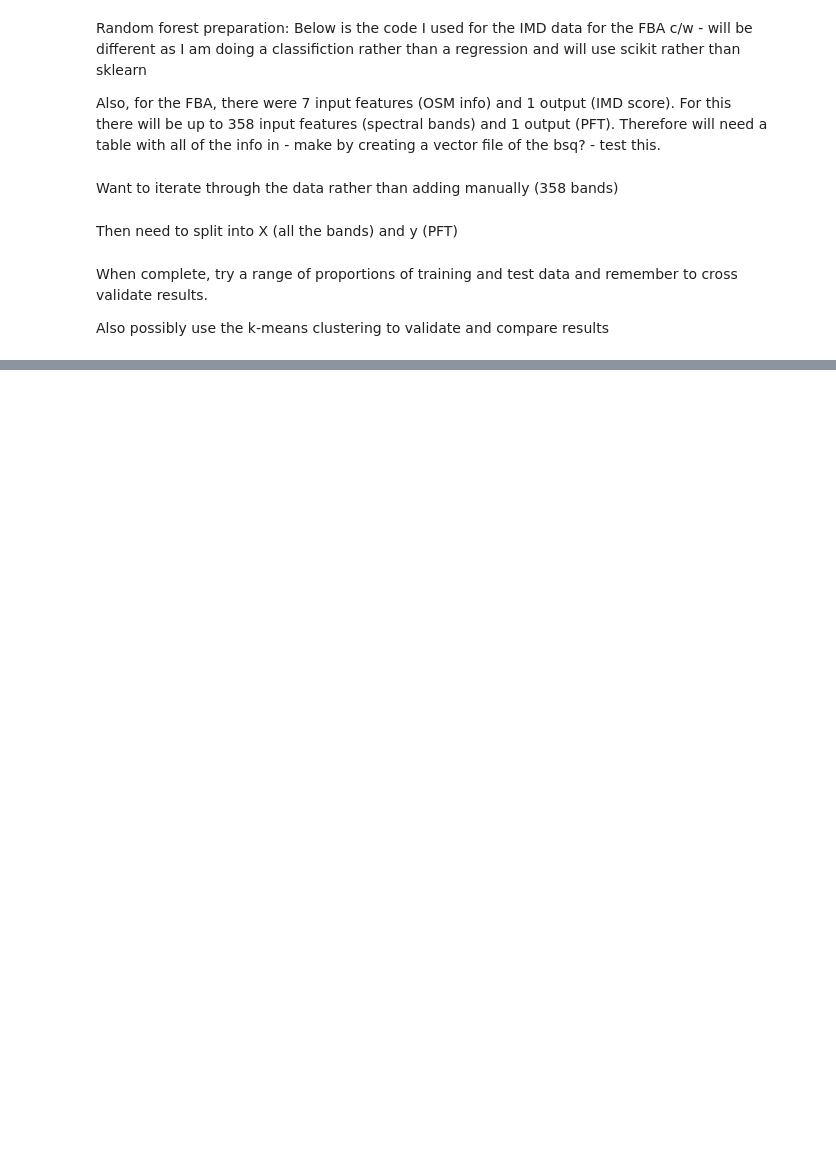
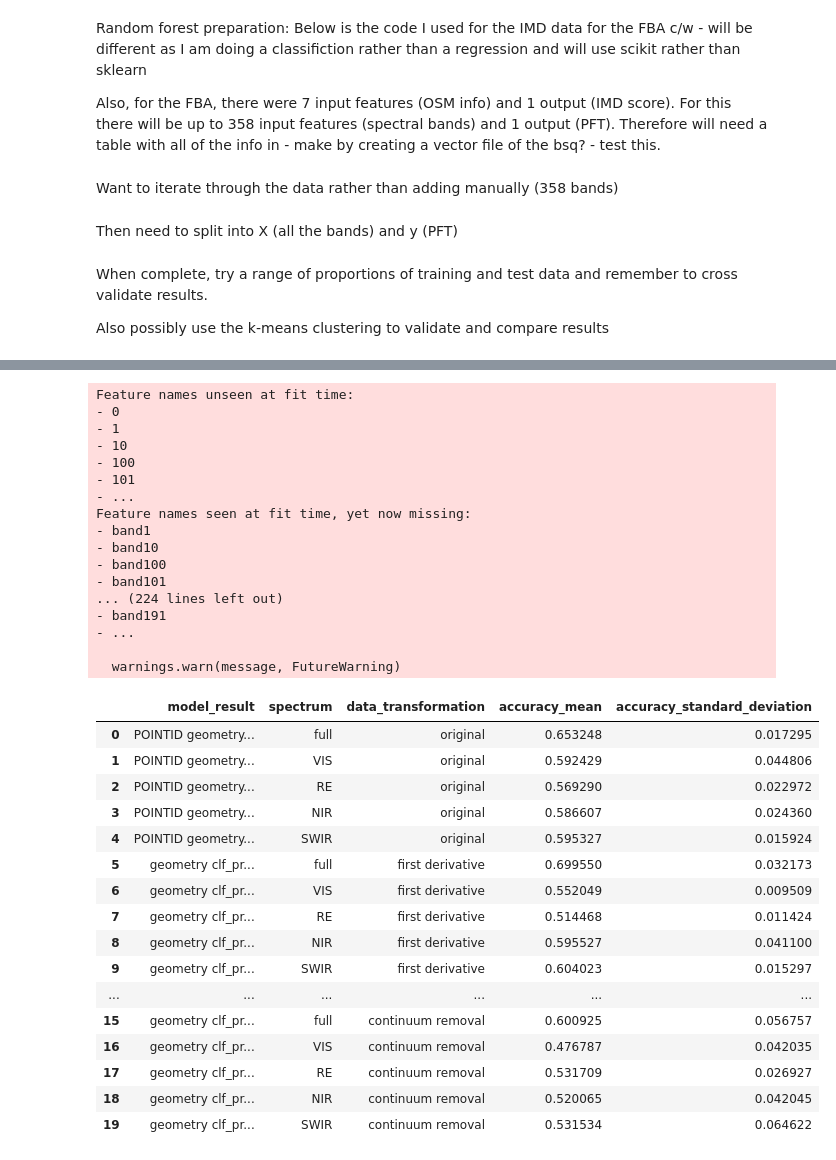
Before and after one commit to rachelzwalker/Flow_Country_HSI_and_PSM, a Jupyter notebook: python_notebooks/supervised/Random_Forest_preparation.ipynb, the cells around one changed output, grey strips where cells are left out. Saved outputs shown, nothing was run; the diff lists cells and outputs as text; code cells hidden in the pictures; blank space fills up the shorter version.

```diff
--- a/python_notebooks/supervised/Random_Forest_preparation.ipynb
+++ b/python_notebooks/supervised/Random_Forest_preparation.ipynb
@@ -13,0 +119,37 @@ Also possibly use the k-means clustering to validate and compare results
+# %%
+hml.random_forest.random_forest_csv_and_shape_file_outputs('erosion_updated', data_transformations, test_size=0.3, max_depth=4, output_directory='outputs')
+# %% [output]
+Feature names unseen at fit time:
+- 0
+- 1
+- 10
+- 100
+- 101
+- ...
+Feature names seen at fit time, yet now missing:
+- band1
+- band10
+- band100
+- band101
+... (224 lines left out)
+- band191
+- ...
+
+  warnings.warn(message, FutureWarning)
+|  | model_result | spectrum | data_transformation | accuracy_mean | accuracy_standard_deviation |
+| 0 | POINTID geometry... | full | original | 0.653248 | 0.017295 |
+| 1 | POINTID geometry... | VIS | original | 0.592429 | 0.044806 |
+| 2 | POINTID geometry... | RE | original | 0.569290 | 0.022972 |
+| 3 | POINTID geometry... | NIR | original | 0.586607 | 0.024360 |
+| 4 | POINTID geometry... | SWIR | original | 0.595327 | 0.015924 |
+| 5 | geometry clf_pr... | full | first derivative | 0.699550 | 0.032173 |
+| 6 | geometry clf_pr... | VIS | first derivative | 0.552049 | 0.009509 |
+| 7 | geometry clf_pr... | RE | first derivative | 0.514468 | 0.011424 |
+| 8 | geometry clf_pr... | NIR | first derivative | 0.595527 | 0.041100 |
+| 9 | geometry clf_pr... | SWIR | first derivative | 0.604023 | 0.015297 |
+| ... | ... | ... | ... | ... | ... |
+| 15 | geometry clf_pr... | full | continuum removal | 0.600925 | 0.056757 |
+| 16 | geometry clf_pr... | VIS | continuum removal | 0.476787 | 0.042035 |
+| 17 | geometry clf_pr... | RE | continuum removal | 0.531709 | 0.026927 |
+| 18 | geometry clf_pr... | NIR | continuum removal | 0.520065 | 0.042045 |
+| 19 | geometry clf_pr... | SWIR | continuum removal | 0.531534 | 0.064622 |
```
Also changed, not shown: parts of 34 cells of this notebook.
